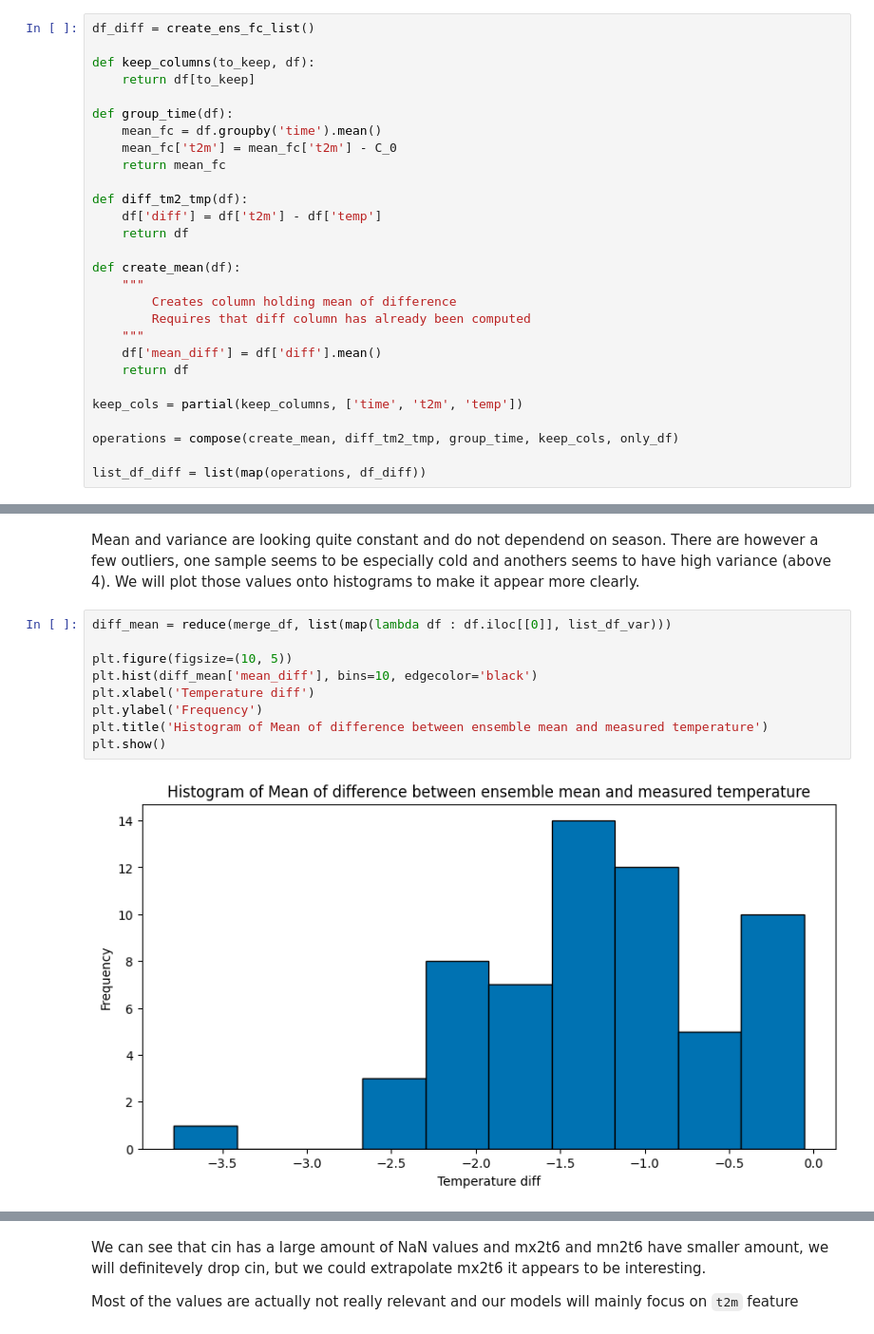
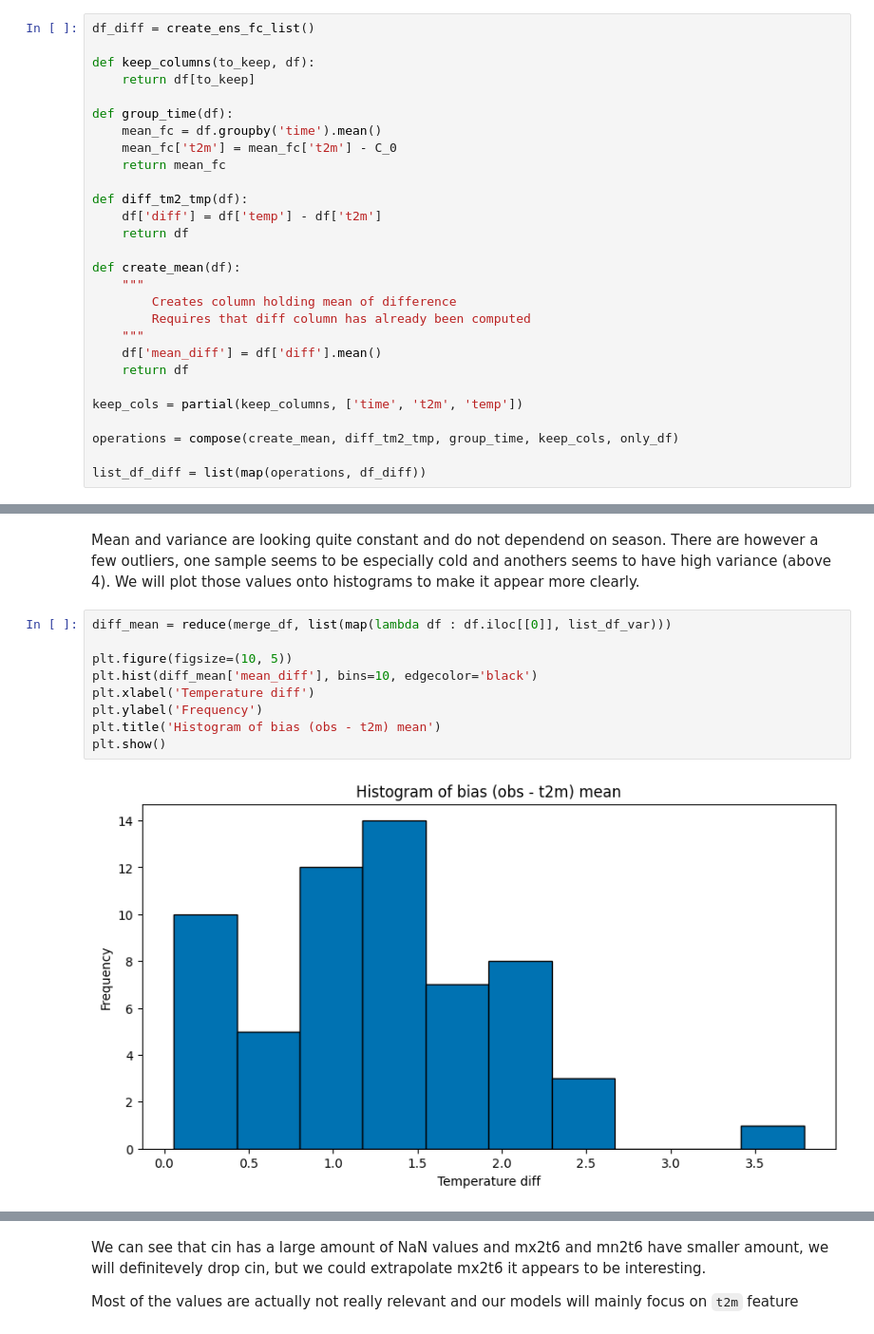
Before and after one commit to larsbonnefoy/TAI_Project, a Jupyter notebook: Lars_Bonnefoy_Forecast.ipynb, the cells around one changed output, grey strips where cells are left out. Shown at 95% size. Drawn from its saved outputs; the diff is of its cells as text.

```diff
--- a/Lars_Bonnefoy_Forecast.ipynb
+++ b/Lars_Bonnefoy_Forecast.ipynb
@@ -666,7 +680,7 @@ def group_time(df):
     return mean_fc
 
 def diff_tm2_tmp(df):
-    df['diff'] = df['t2m'] - df['temp']
+    df['diff'] = df['temp'] - df['t2m']
     return df
 
 def create_mean(df):
@@ -730,14 +744,14 @@ There are however a few outliers, one sample seems to be especially cold and ano
 # %%
 diff_mean = reduce(merge_df, list(map(lambda df : df.iloc[[0]], list_df_var)))
 
 plt.figure(figsize=(10, 5))
 plt.hist(diff_mean['mean_diff'], bins=10, edgecolor='black')
 plt.xlabel('Temperature diff')
 plt.ylabel('Frequency')
-plt.title('Histogram of Mean of difference between ensemble mean and measured temperature')
+plt.title('Histogram of bias (obs - t2m) mean')
 plt.show()
 # %% [output]
-[figure, old version]
+[figure, new version]
 # %%
 diff_var = reduce(merge_df, diff_var_first)
 
```
Also changed, not shown: parts of 69 cells of this notebook, 3 other files.
